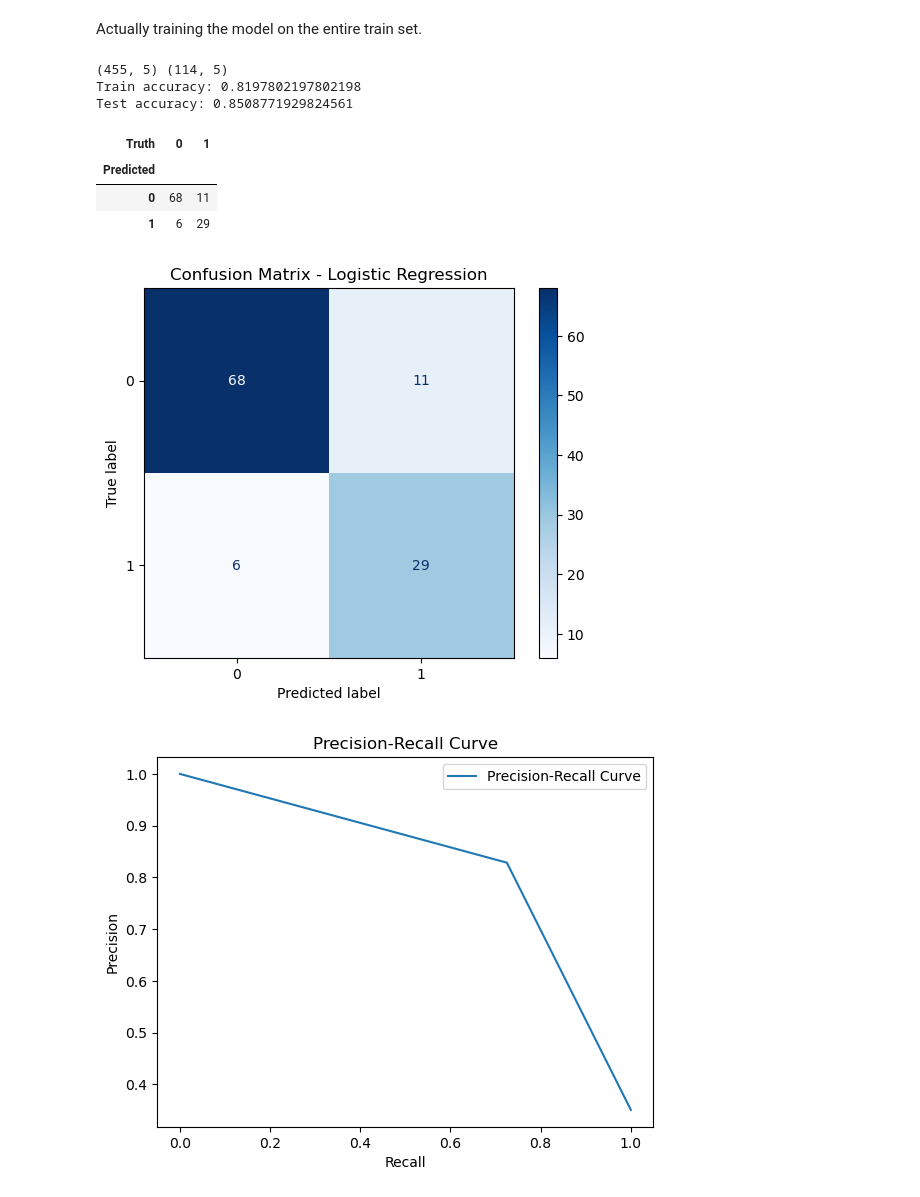
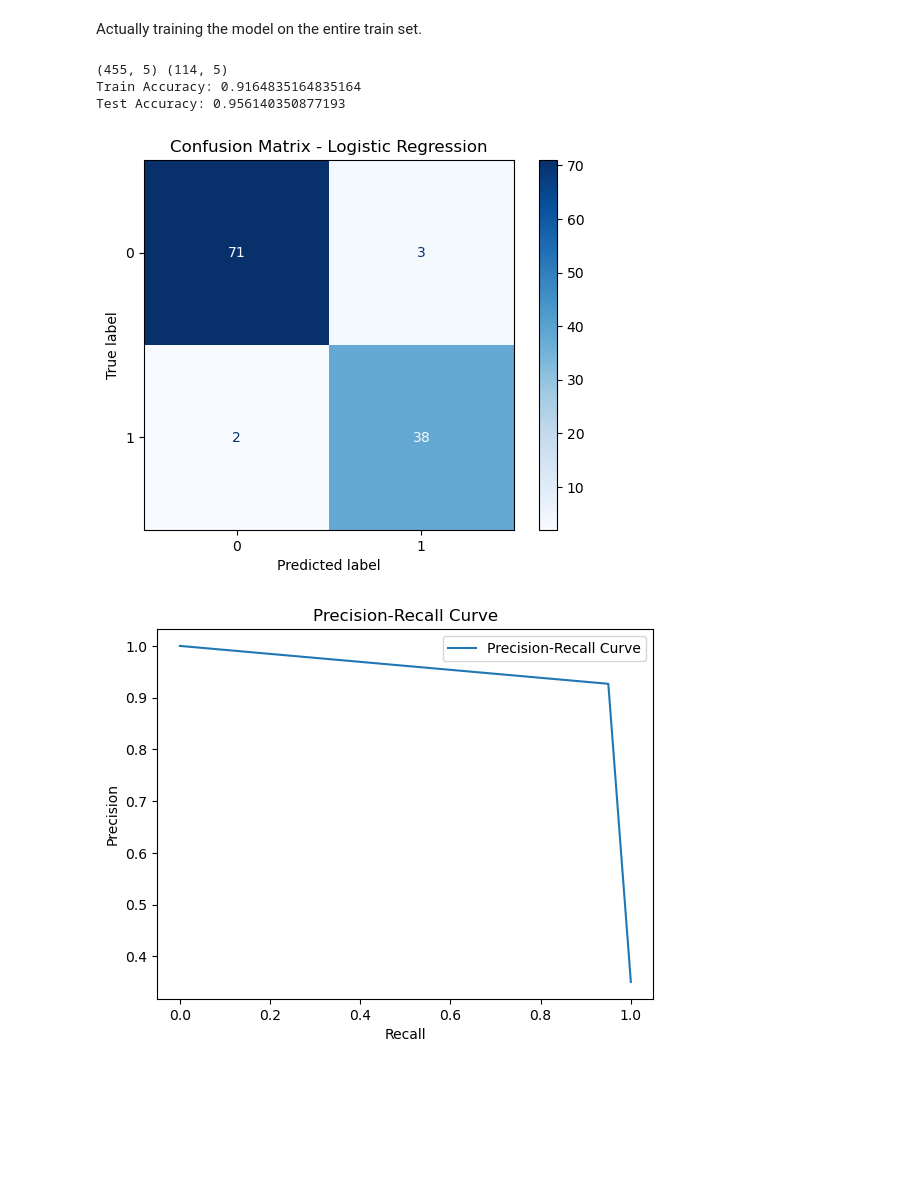
Before and after one commit to ninacunha/DataScienceGeneExpression, a Jupyter notebook: Logisticregression.ipynb, the cells around one changed output. Saved outputs shown, nothing was run; the diff lists cells and outputs as text; code cells hidden in the pictures; blank space fills up the shorter version.

```diff
--- a/Logisticregression.ipynb
+++ b/Logisticregression.ipynb
@@ -112,9 +130,7 @@ for train_index, test_index in kf.split(X_trainlog):
     X_train = pd.DataFrame(CV_scaler.fit_transform(X_train), index=X_train.index, columns=X_train.columns)
     X_test = pd.DataFrame(CV_scaler.transform(X_test), index=X_test.index, columns=X_test.columns)
 
-    # data = pd.DataFrame(X_train, columns=X_train.columns)
-
-    pca = PCA(n_components=5)  # Retain 95% of variance
+    pca = PCA(n_components=3)
     X_train_pca = pca.fit_transform(X_train)
     X_test_pca = pca.transform(X_test)
 
@@ -167,23 +183,21 @@ log_model = LogisticRegression(max_iter=3000, random_state=42, C=0.1)
 log_model.fit(X_trainlog, y_trainlog)
 
 # train accuracy
-predictions_trainlog = log_model.predict(X_trainlog)
-accuracy_trainlog = accuracy_score(y_trainlog, predictions_trainlog)
-print("Train accuracy:", accuracy_trainlog)
+y_probs = log_model.predict_proba(X_trainlog)[:, 1]
+threshold = 0.4
+y_train_adjusted = (y_probs >= threshold).astype(int)
+print("Train Accuracy:", accuracy_score(y_trainlog, y_train_adjusted))
 
-predictions_testlog = log_model.predict(X_testlog)
-accuracy_testlog = accuracy_score(y_testlog, predictions_testlog)
-print("Test accuracy:", accuracy_testlog)
-log_conf = confusion_table(predictions_testlog, y_testlog)
-log_conf
+y_probs = log_model.predict_proba(X_testlog)[:, 1]
+threshold = 0.4
+y_pred_adjusted = (y_probs >= threshold).astype(int)  # Convert probabilities to binary label
+print("Test Accuracy:", accuracy_score(y_testlog, y_pred_adjusted))
+
+log_conf = confusion_table(y_testlog, y_pred_adjusted)
 # %% [output]
 (455, 5) (114, 5)
-Train accuracy: 0.8197802197802198
-Test accuracy: 0.8508771929824561
+Train Accuracy: 0.9164835164835164
+Test Accuracy: 0.956140350877193
-| Truth | 0 | 1 |
-| Predicted |  |  |
-| 0 | 68 | 11 |
-| 1 | 6 | 29 |
 # %%
 labels = ['Benign', 'Malignant'] if 'B' in y_testlog.values else None
 
@@ -192,19 +206,19 @@ disp_lr.plot(cmap=plt.cm.Blues)
 plt.title("Confusion Matrix - Logistic Regression")
 plt.show()
 # %% [output]
-[figure, old version]
+[figure, new version]
 # %%
 from sklearn.metrics import precision_recall_curve
 
-precision, recall, _ = precision_recall_curve(y_testlog, predictions_testlog)
+precision, recall, _ = precision_recall_curve(y_testlog, y_pred_adjusted)
 plt.plot(recall, precision, label="Precision-Recall Curve")
 plt.xlabel("Recall")
 plt.ylabel("Precision")
 plt.title("Precision-Recall Curve")
 plt.legend()
 plt.show()
 # %% [output]
-[figure, old version]
+[figure, new version]
 # %%
 from sklearn.metrics import roc_curve, auc
 
```
Also changed, not shown: parts of 6 cells of this notebook.
